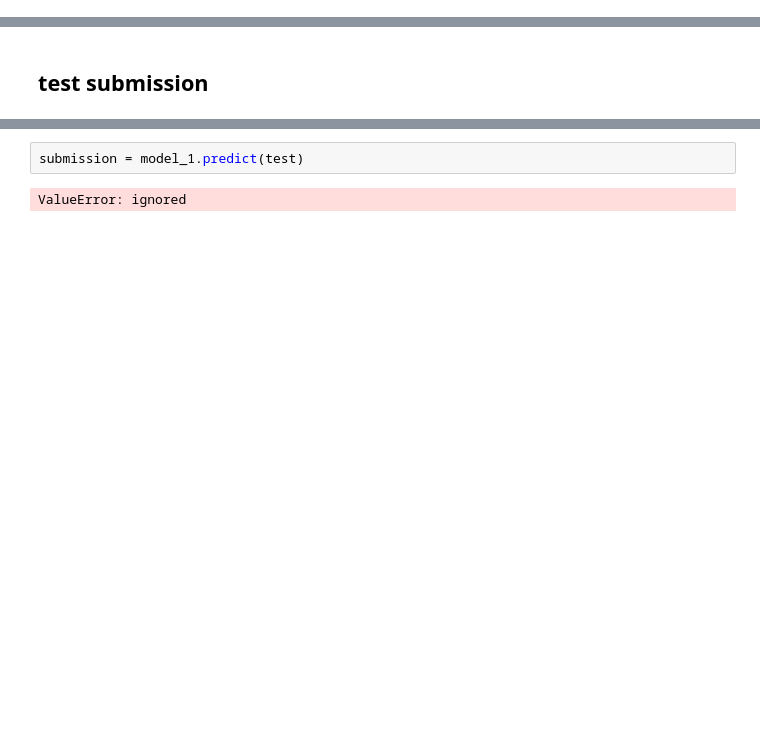
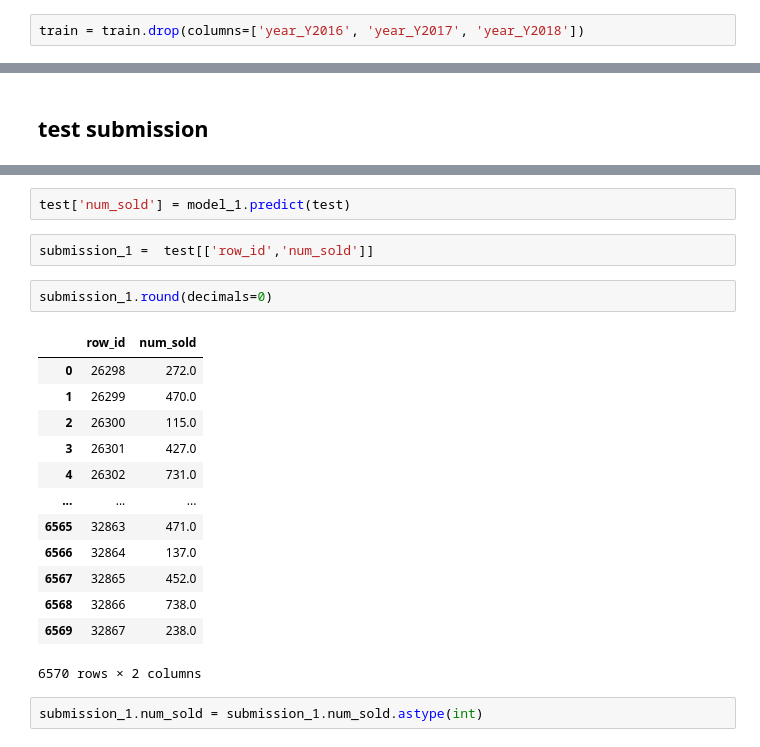
Before and after one commit to ScottTeran/sandbox, a Jupyter notebook: kaggle_tabular_jan_22.ipynb, the cells around one changed output, grey strips where cells are left out. Saved outputs shown, nothing was run; the diff lists cells and outputs as text; blank space fills up the shorter version.

Commit message:
A simple test submission

```diff
--- a/kaggle_tabular_jan_22.ipynb
+++ b/kaggle_tabular_jan_22.ipynb
@@ -98,3 +97,5 @@ test.head(5)
+# %%
+train = train.drop(columns=['year_Y2016', 'year_Y2017', 'year_Y2018'])
 # %% [markdown]
 ## train/test split
 # %%
@@ -183,4 +193,22 @@ xgb_gridsearch.score(X_valid, y_valid)
 # %%
-submission = model_1.predict(test)
+test['num_sold'] = model_1.predict(test)
-# %% [output]
-ValueError: ignored
+# %%
+submission_1 =  test[['row_id','num_sold']]
+# %%
+submission_1.round(decimals=0)
+# %% [output]
+|  | row_id | num_sold |
+| 0 | 26298 | 272.0 |
+| 1 | 26299 | 470.0 |
+| 2 | 26300 | 115.0 |
+| 3 | 26301 | 427.0 |
+| 4 | 26302 | 731.0 |
+| ... | ... | ... |
+| 6565 | 32863 | 471.0 |
+| 6566 | 32864 | 137.0 |
+| 6567 | 32865 | 452.0 |
+| 6568 | 32866 | 738.0 |
+| 6569 | 32867 | 238.0 |
+6570 rows × 2 columns
+# %%
+submission_1.num_sold = submission_1.num_sold.astype(int)
```
Also changed, not shown: parts of 14 cells of this notebook.
